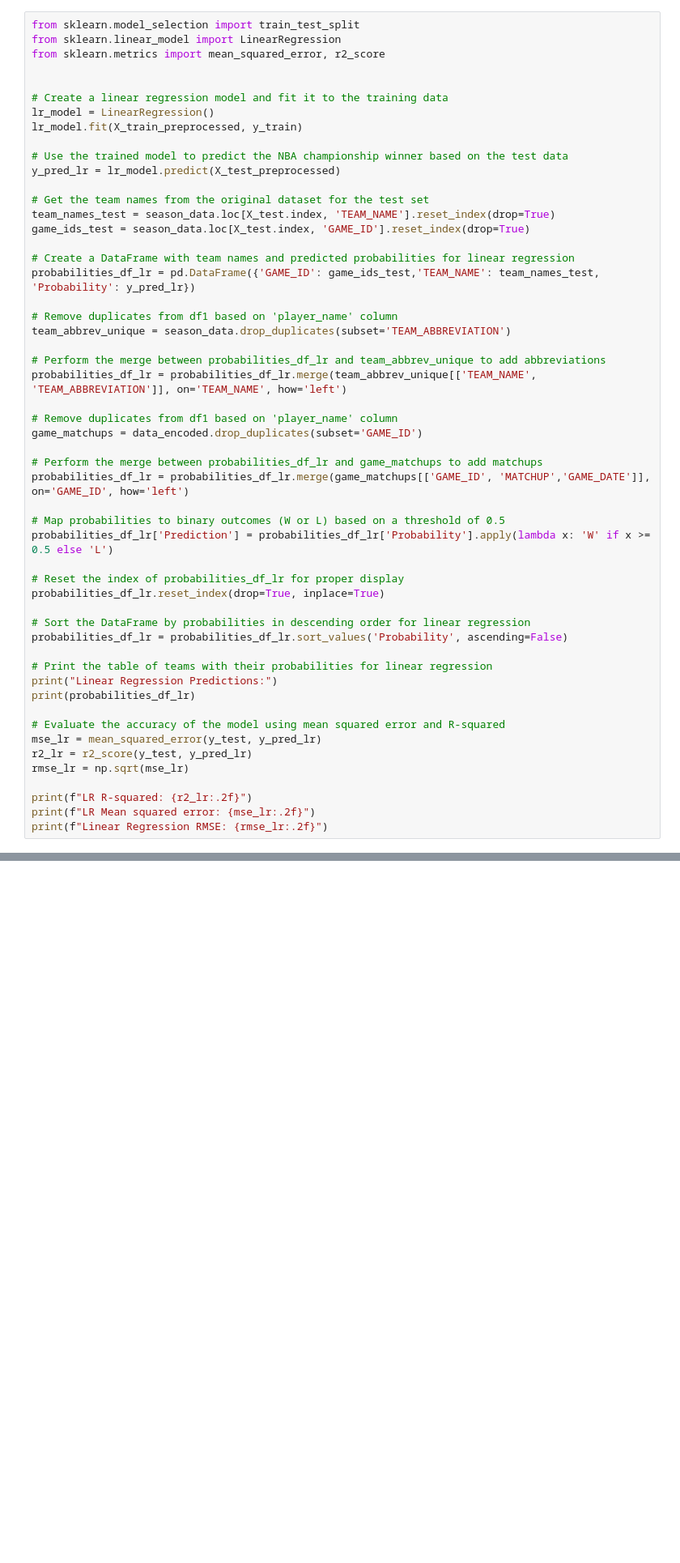
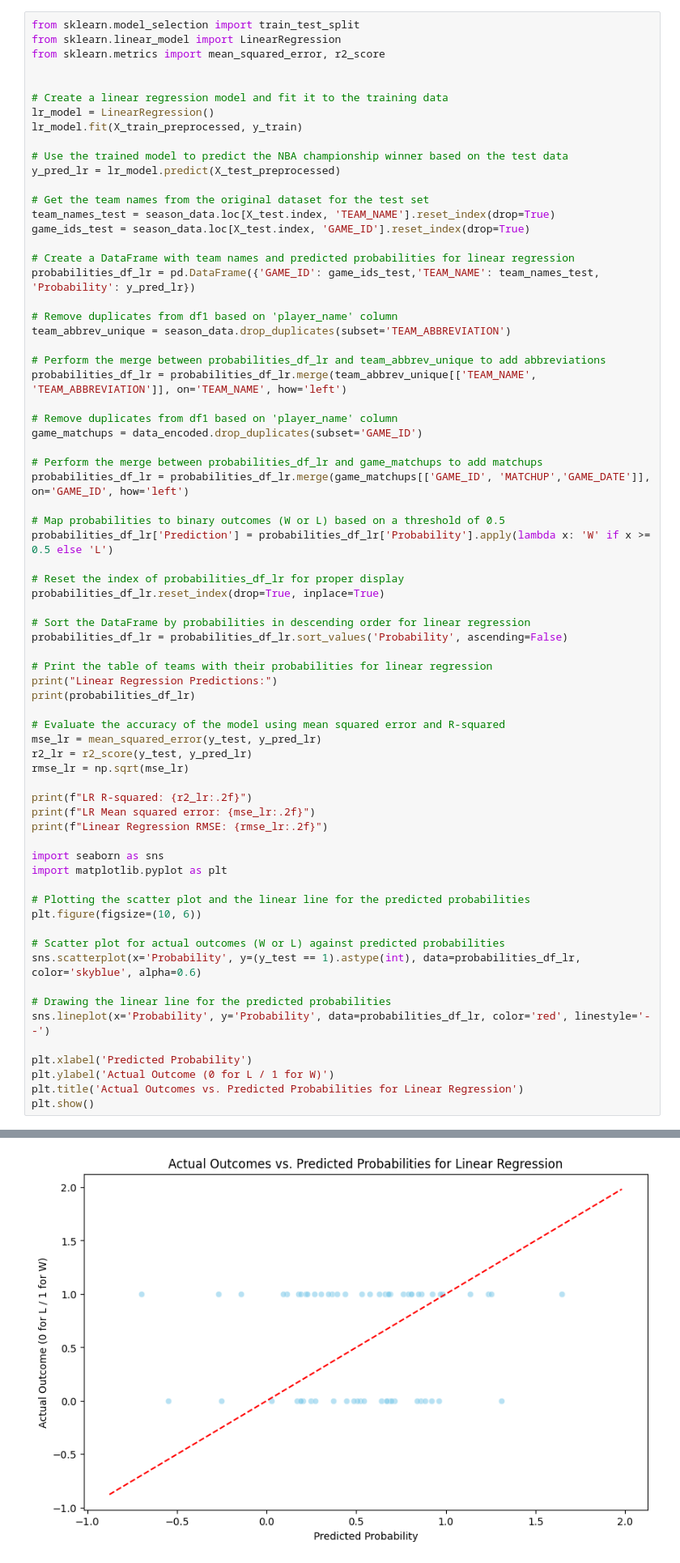
Before and after one commit to ghadfield32/Linear_Regression, a Jupyter notebook: nba_lr_22_23_season.ipynb, the cells around one changed output, grey strips where cells are left out. Shown at 81% size. Saved outputs shown, nothing was run; the diff lists cells and outputs as text; blank space fills up the shorter version.

Commit message:
Added graphs for representation of the models accuracy

```diff
--- a/nba_lr_22_23_season.ipynb
+++ b/nba_lr_22_23_season.ipynb
@@ -339,30 +339,48 @@ probabilities_df_lr = probabilities_df_lr.sort_values('Probability', ascending=F
 # Print the table of teams with their probabilities for linear regression
 print("Linear Regression Predictions:")
 print(probabilities_df_lr)
 
 # Evaluate the accuracy of the model using mean squared error and R-squared
 mse_lr = mean_squared_error(y_test, y_pred_lr)
 r2_lr = r2_score(y_test, y_pred_lr)
 rmse_lr = np.sqrt(mse_lr)
 
 print(f"LR R-squared: {r2_lr:.2f}")
 print(f"LR Mean squared error: {mse_lr:.2f}")
 print(f"Linear Regression RMSE: {rmse_lr:.2f}")
+
+import seaborn as sns
+import matplotlib.pyplot as plt
+
+# Plotting the scatter plot and the linear line for the predicted probabilities
+plt.figure(figsize=(10, 6))
+
+# Scatter plot for actual outcomes (W or L) against predicted probabilities
+sns.scatterplot(x='Probability', y=(y_test == 1).astype(int), data=probabilities_df_lr, color='skyblue', alpha=0.6)
+
+# Drawing the linear line for the predicted probabilities
+sns.lineplot(x='Probability', y='Probability', data=probabilities_df_lr, color='red', linestyle='--')
+
+plt.xlabel('Predicted Probability')
+plt.ylabel('Actual Outcome (0 for L / 1 for W)')
+plt.title('Actual Outcomes vs. Predicted Probabilities for Linear Regression')
+plt.show()
 # %% [output]
 Linear Regression Predictions:
          GAME_ID              TEAM_NAME  Probability TEAM_ABBREVIATION  \
 2543  0022000737        Toronto Raptors     1.981287               TOR
 152   0011800006              Utah Jazz     1.872950               UTA
 2071  0011900004          Brooklyn Nets     1.854806               BKN
 151   0011900008              Utah Jazz     1.722552               UTA
 1444  0021800214         Denver Nuggets     1.694863               DEN
 ...          ...                    ...          ...               ...
 1969  0021900208  Golden State Warriors    -0.723620               GSW
 511   0021900882  Oklahoma City Thunder    -0.763215               OKC
 1957  0021900182          Atlanta Hawks    -0.787549               ATL
 1350  0022000031            LA Clippers    -0.873252               LAC
 ... (15 lines left out)
 [2669 rows x 7 columns]
 LR R-squared: 0.65
 LR Mean squared error: 0.09
 Linear Regression RMSE: 0.30
+[figure, added]
```
Also changed, not shown: parts of 9 cells of this notebook.
